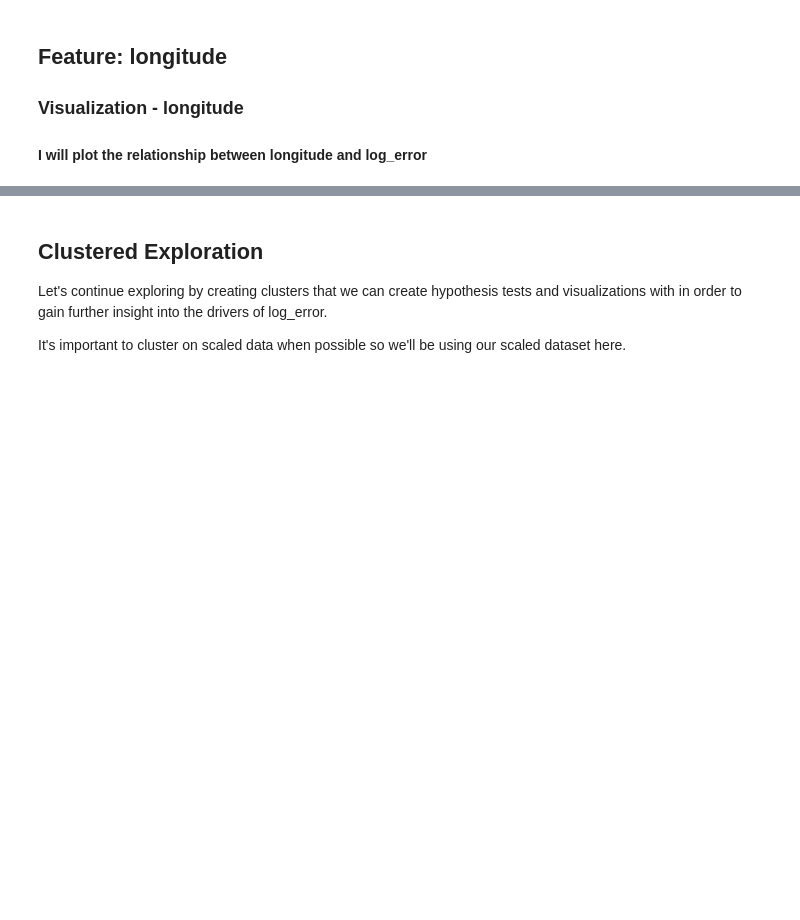
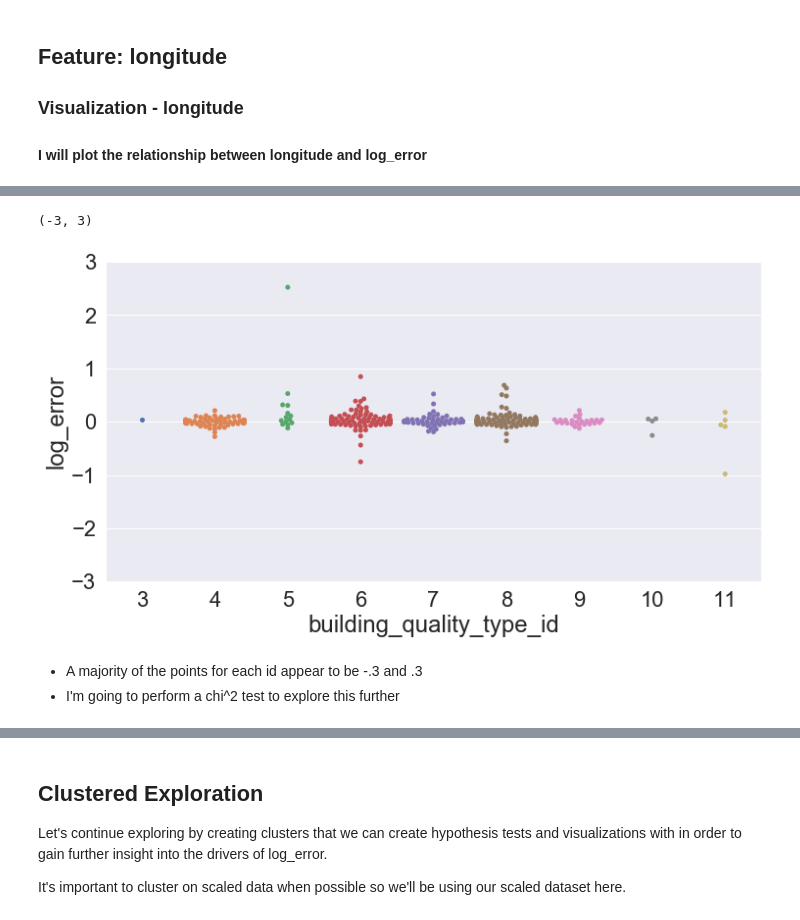
Before and after one commit to SamuelD-Data/zillow_clustering_project, a Jupyter notebook: WIP/update_notebook.ipynb, the cells around one changed output, grey strips where cells are left out. Cells and saved outputs as stored; diff of their text form; code cells hidden in the pictures; blank space fills up the shorter version.

```diff
--- a/WIP/update_notebook.ipynb
+++ b/WIP/update_notebook.ipynb
@@ -826,0 +864,13 @@ corr, p
+# %%
+# It will take a very long time to load the entire train df into a swarm plot so im going to take a sample instead
+swarm_df = df.sample(frac=.01, replace=False, random_state=1)
+# %%
+# creating swarmplot of log erro
+ax = sns.swarmplot(x = "building_quality_type_id", y="log_error", data = swarm_df )
+plt.ylim([-3, 3])
+# %% [output]
+(-3, 3)
+[figure, added]
+# %% [markdown]
+- A majority of the points for each id appear to be -.3 and .3
+- I'm going to perform a chi^2 test to explore this further
```
Also changed, not shown: parts of 87 cells of this notebook.
